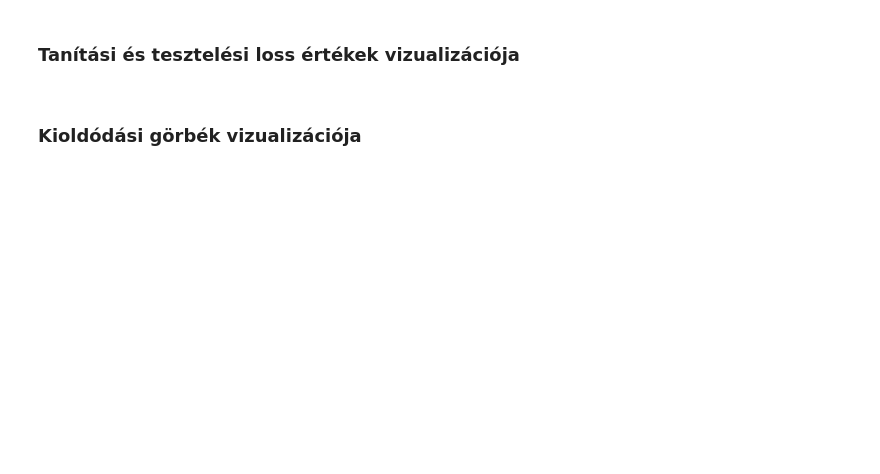
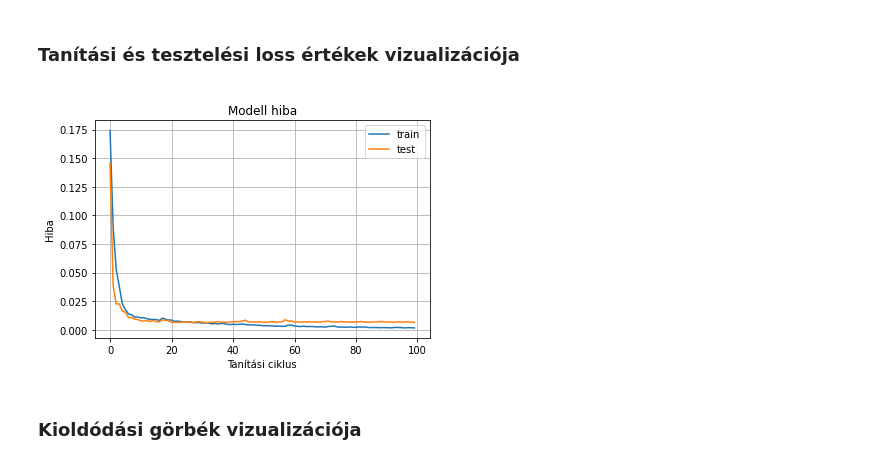
Before and after one commit to CsonVass/raman, a Jupyter notebook: DissolutionFromRaman.ipynb, the cells around one changed output. Cells and saved outputs as stored; diff of their text form; code cells hidden in the pictures; blank space fills up the shorter version.

```diff
--- a/DissolutionFromRaman.ipynb
+++ b/DissolutionFromRaman.ipynb
@@ -96,0 +107,3 @@ y_test = y_test.reshape((36, 37))
+# %%
+is_train_augmented = True
+is_augmented = False
@@ -264,0 +426,11 @@ model.compile(optimizer="adam",
+# %%
+model = tf.keras.models.Sequential()
+model.add(layers.Conv2D(input_shape=(31, 31, 1), filters=64, kernel_size=(3, 3), activation="relu"))
+model.add(layers.MaxPool2D())
+model.add(layers.Flatten())
+model.add(layers.Dropout(0.5))
+model.add(layers.Dense(37, activation="relu"))
+
+model.compile(optimizer="adam",
+              loss="mean_squared_logarithmic_error",
+               metrics=[])
@@ -273,5 +509,8 @@ model.compile(optimizer="adam",
 ### <strong>Modell tanítása</strong>
 </div>
 # %%
-history = model.fit(x_train, y_train, validation_split=0.33, batch_size=10, epochs=100,
+cb = TraininTimeCallback()
+history = model.fit(x_train, y_train, validation_split=0.33, batch_size=100, epochs=100, callbacks=[cb],
           verbose=0)
+
+losses_history = history.history
@@ -278,3 +519,10 @@ history = model.fit(x_train, y_train, validation_split=0.33, batch_size=10, epoc
+# %%
+es_cb = EarlyStopping(monitor='val_loss', patience=20)
+cb = TraininTimeCallback()
+history = model.fit(x_train, y_train, validation_split=0.33, batch_size=10, epochs=100, callbacks=[cb, es_cb],
+          verbose=0)
+
+losses_history = history.history
 # %% [markdown]
 <div class="markdown-google-sans">
 
@@ -321,7 +578,9 @@ pre100 = [p * 100 for p in pre]
 ### <strong>Tanítási és tesztelési loss értékek vizualizációja</strong>
 </div>
 # %%
-visualize_loss(history)
+visualize_loss(losses_history)
+# %% [output]
+[figure, added]
 # %% [markdown]
 <div class="markdown-google-sans">
 
```
Also changed, not shown: parts of 37 cells of this notebook.
